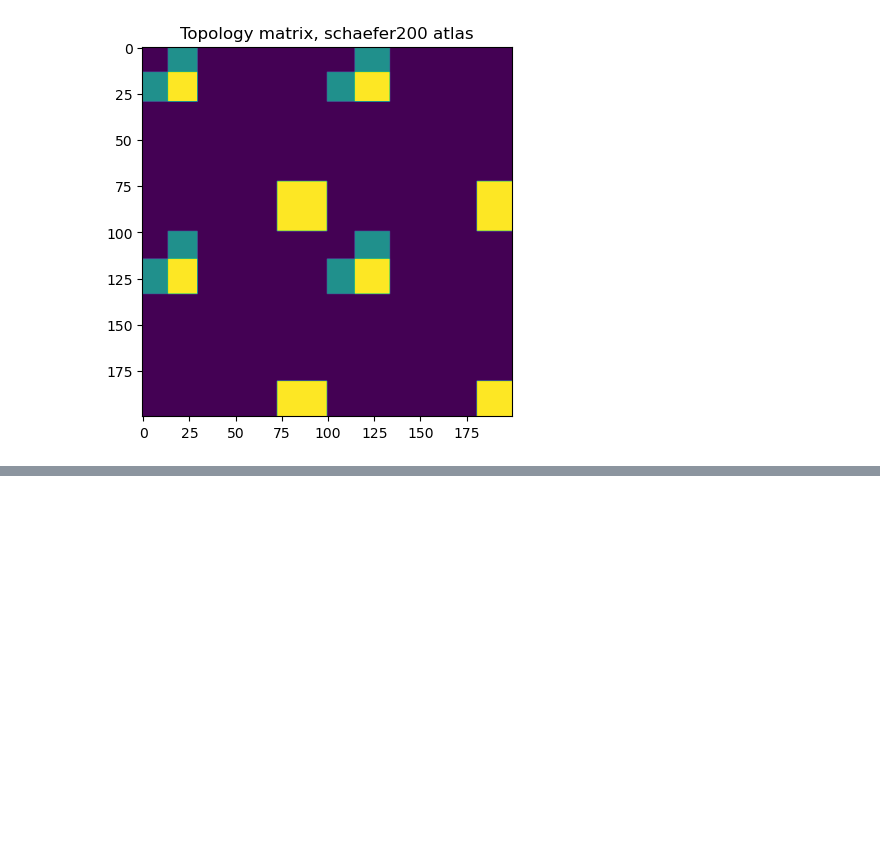
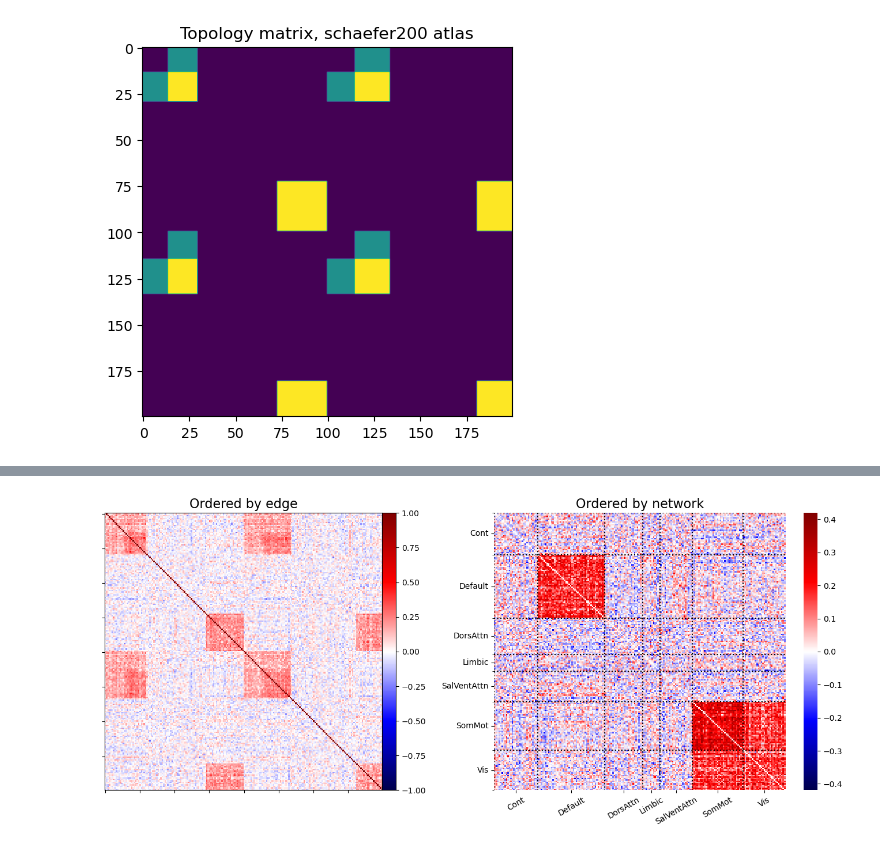
Before and after one commit to Achillegillig/neuroginius, a Jupyter notebook: notebooks/synthetic.ipynb, the cells around one changed output, grey strips where cells are left out. Drawn from its saved outputs; the diff is of its cells as text; code cells hidden in the pictures; blank space fills up the shorter version.

```diff
--- a/notebooks/synthetic.ipynb
+++ b/notebooks/synthetic.ipynb
@@ -38,0 +48,11 @@ plt.show()
+# %%
+from neuroginius.matrices import plot_matrix
+fig, axes = plt.subplots(1, 2, figsize=(14, 6))
+plot_matrix(control_cov[1], atlas, axes=axes[1])
+axes[1].set_title("Ordered by network", size=16)
+plotting.plot_matrix(
+    control_cov[0], axes=axes[0], title="Ordered by edge", vmin=-1, cmap="seismic"
+)
+plt.show()
+# %% [output]
+[figure, added]
```
Also changed, not shown: parts of 1 cell of this notebook.
